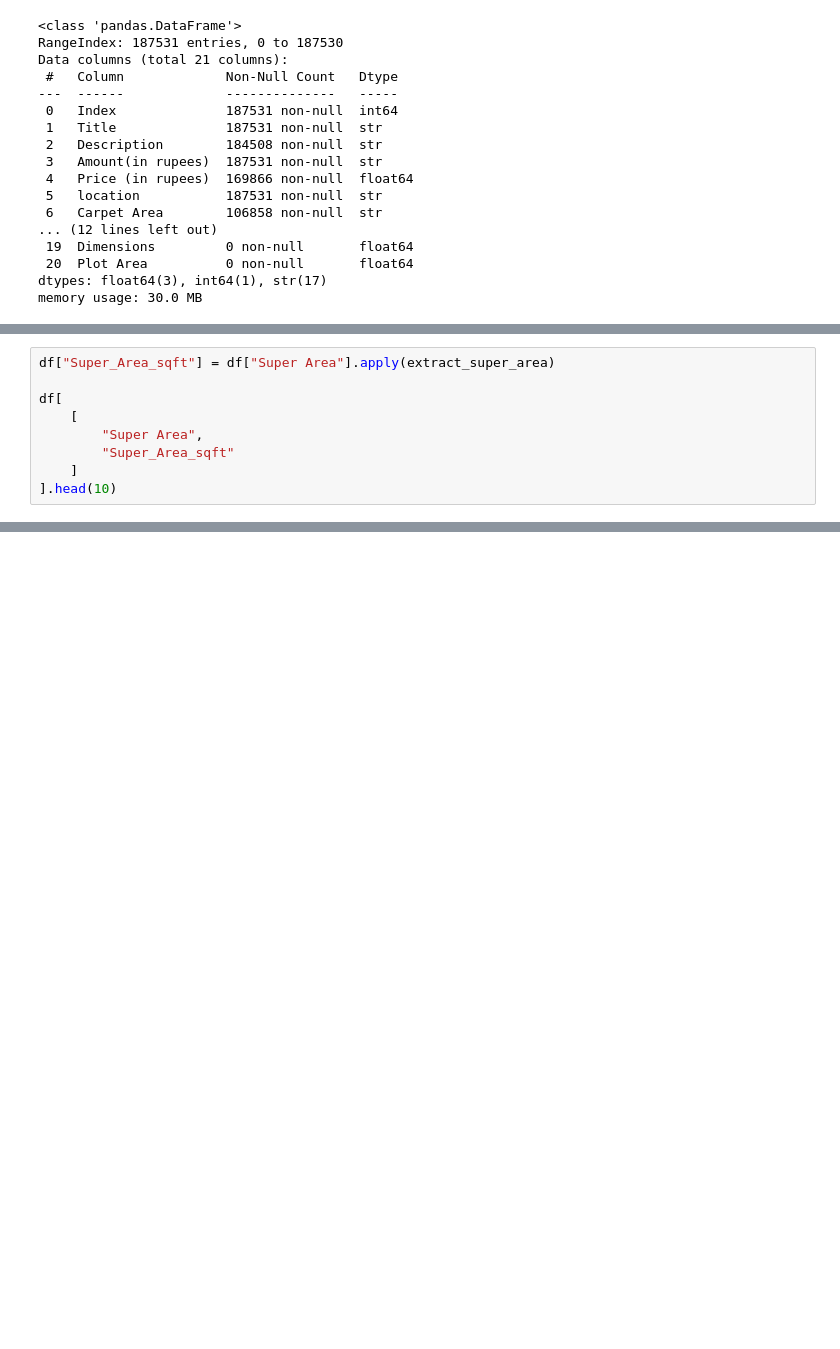
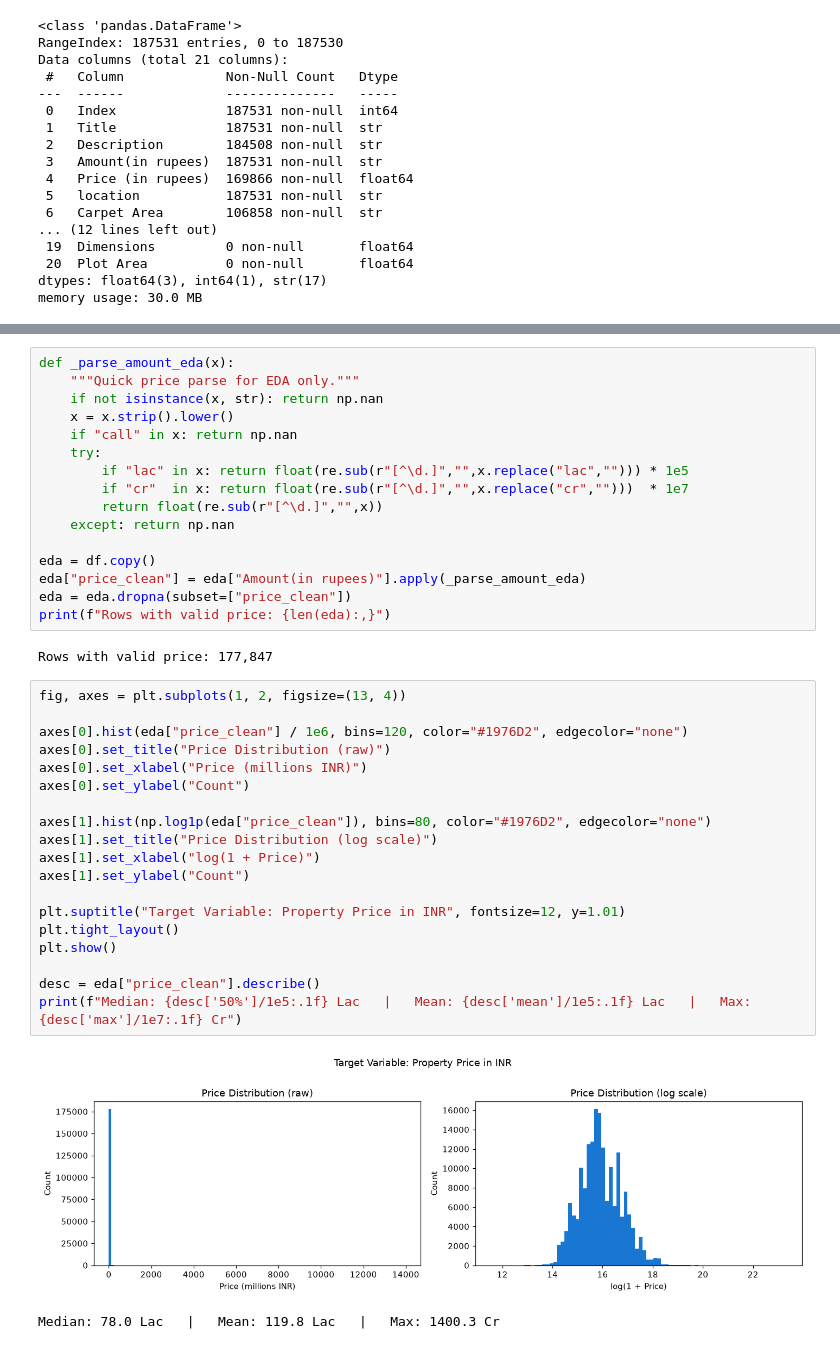
Before and after one commit to Andrew492-a/House-Price-Prediction-, a Jupyter notebook: notebooks/house_price_prediction.ipynb, the cells around one changed output, grey strips where cells are left out. Drawn from its saved outputs; the diff is of its cells as text; blank space fills up the shorter version.

```diff
--- a/notebooks/house_price_prediction.ipynb
+++ b/notebooks/house_price_prediction.ipynb
@@ -851,9 +100,0 @@ Convert the textual Super Area values into numeric square feet.
-# %%
-df["Super_Area_sqft"] = df["Super Area"].apply(extract_super_area)
-
-df[
-    [
-        "Super Area",
-        "Super_Area_sqft"
-    ]
-].head(10)
@@ -2835,0 +140,40 @@ Int64Dtype()
+# %%
+def _parse_amount_eda(x):
+    """Quick price parse for EDA only."""
+    if not isinstance(x, str): return np.nan
+    x = x.strip().lower()
+    if "call" in x: return np.nan
+    try:
+        if "lac" in x: return float(re.sub(r"[^\d.]","",x.replace("lac",""))) * 1e5
+        if "cr"  in x: return float(re.sub(r"[^\d.]","",x.replace("cr","")))  * 1e7
+        return float(re.sub(r"[^\d.]","",x))
+    except: return np.nan
+
+eda = df.copy()
+eda["price_clean"] = eda["Amount(in rupees)"].apply(_parse_amount_eda)
+eda = eda.dropna(subset=["price_clean"])
+print(f"Rows with valid price: {len(eda):,}")
+# %% [output]
+Rows with valid price: 177,847
+# %%
+fig, axes = plt.subplots(1, 2, figsize=(13, 4))
+
+axes[0].hist(eda["price_clean"] / 1e6, bins=120, color="#1976D2", edgecolor="none")
+axes[0].set_title("Price Distribution (raw)")
+axes[0].set_xlabel("Price (millions INR)")
+axes[0].set_ylabel("Count")
+
+axes[1].hist(np.log1p(eda["price_clean"]), bins=80, color="#1976D2", edgecolor="none")
+axes[1].set_title("Price Distribution (log scale)")
+axes[1].set_xlabel("log(1 + Price)")
+axes[1].set_ylabel("Count")
+
+plt.suptitle("Target Variable: Property Price in INR", fontsize=12, y=1.01)
+plt.tight_layout()
+plt.show()
+
+desc = eda["price_clean"].describe()
+print(f"Median: {desc['50%']/1e5:.1f} Lac   |   Mean: {desc['mean']/1e5:.1f} Lac   |   Max: {desc['max']/1e7:.1f} Cr")
+# %% [output]
+[figure, added]
+Median: 78.0 Lac   |   Mean: 119.8 Lac   |   Max: 1400.3 Cr
```
Also changed, not shown: parts of 256 cells of this notebook, 5 other files.
